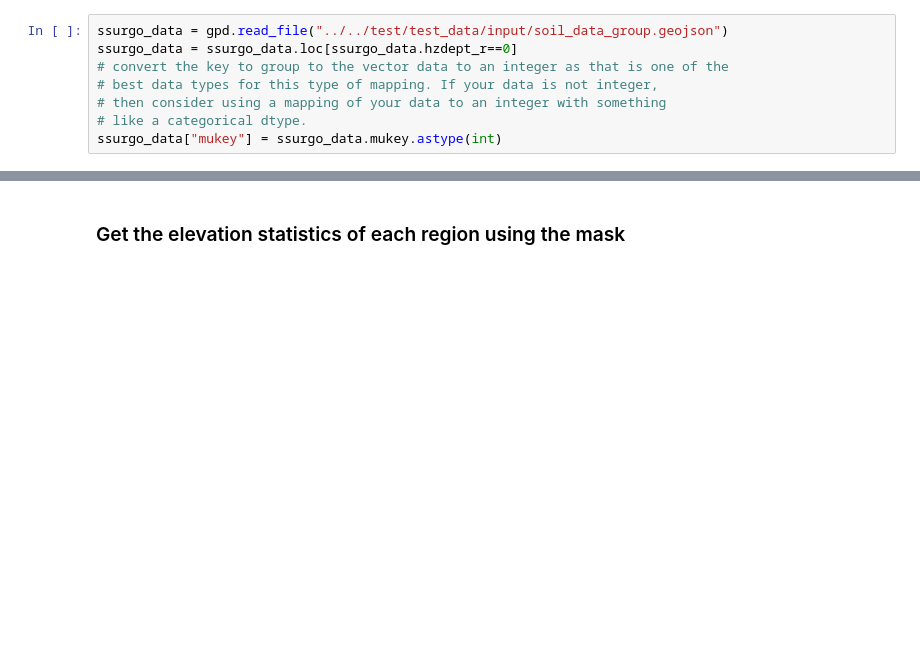
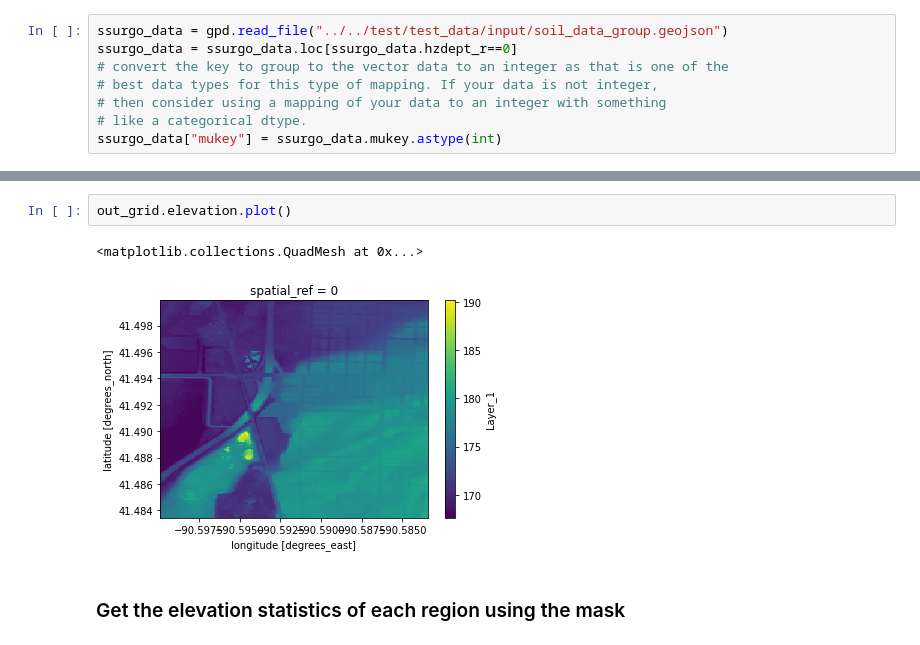
Before and after one commit to corteva/geocube, a Jupyter notebook: latest/examples/zonal_statistics.ipynb, the cells around one changed output, grey strips where cells are left out. Saved outputs shown, nothing was run; the diff lists cells and outputs as text; blank space fills up the shorter version.

```diff
--- a/latest/examples/zonal_statistics.ipynb
+++ b/latest/examples/zonal_statistics.ipynb
@@ -55,3 +64,8 @@ Attributes:
+# %%
+out_grid.elevation.plot()
+# %% [output]
+<matplotlib.collections.QuadMesh at 0x...>
+[figure, added]
 # %% [markdown]
 ### Get the elevation statistics of each region using the mask
 # %%
```
Also changed, not shown: parts of 12 cells of this notebook, 14 other files.
